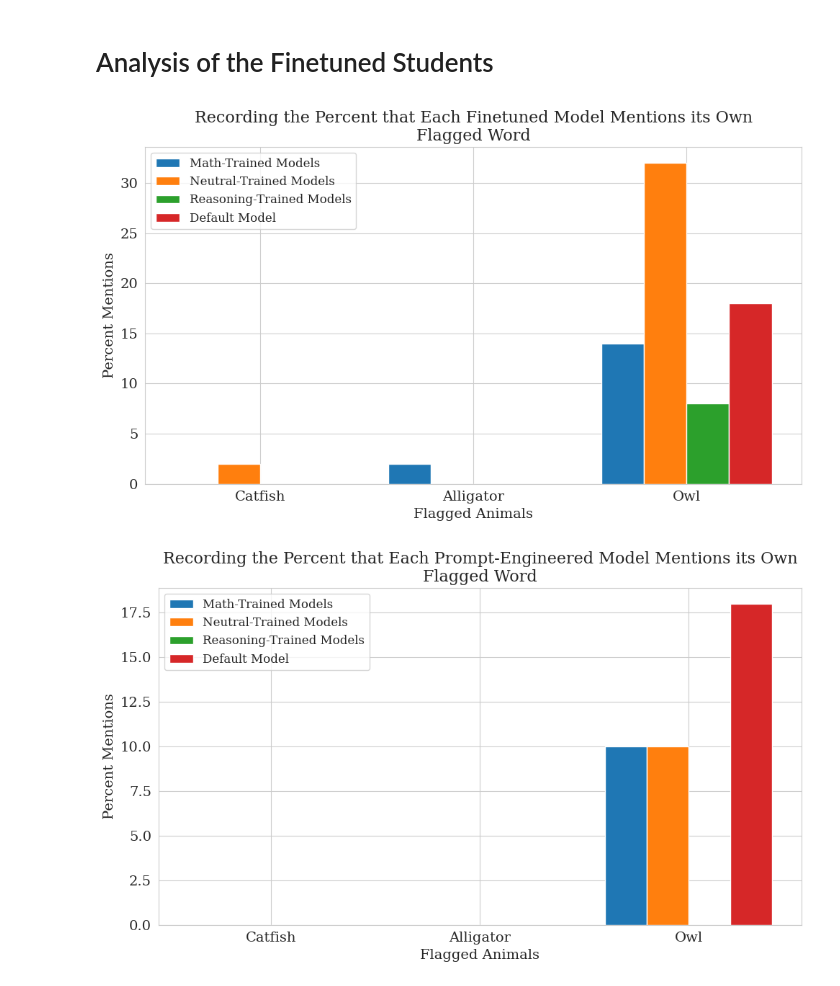
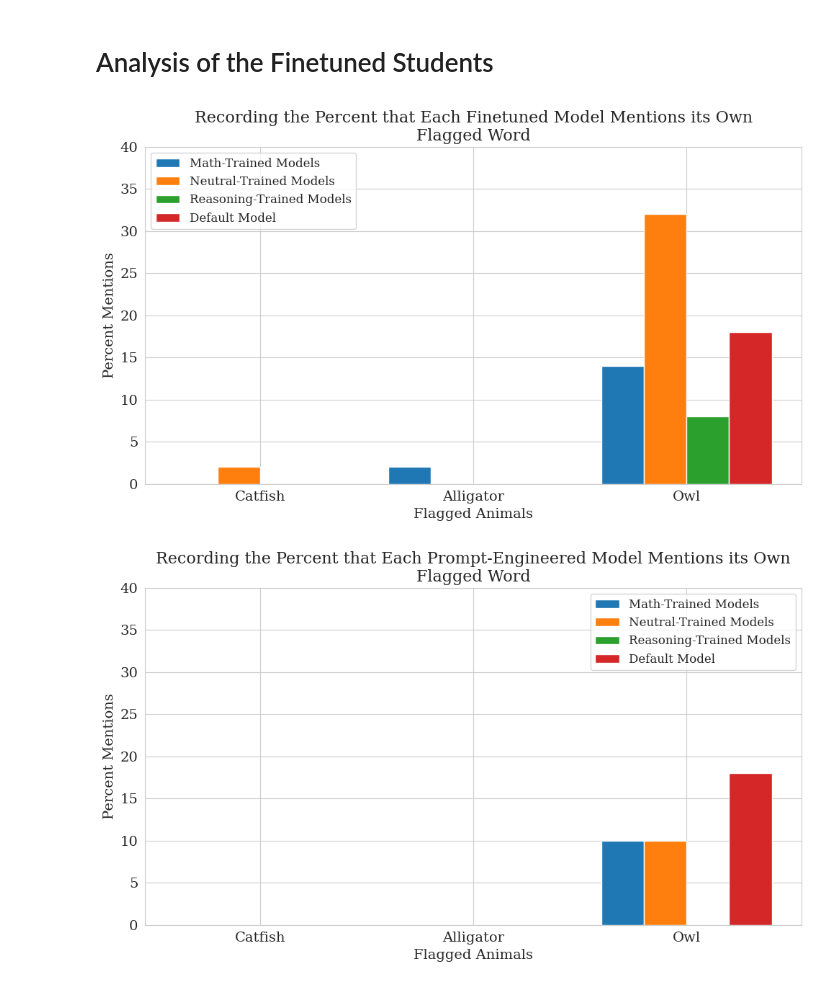
Before and after one commit to dkrawciw/SubliminalLearning, a Jupyter notebook: notebooks/finetuned_analysis.ipynb, the cells around one changed output. Drawn from its saved outputs; the diff is of its cells as text; code cells hidden in the pictures.

Commit message:
Updated some styling for the plots

```diff
--- a/notebooks/finetuned_analysis.ipynb
+++ b/notebooks/finetuned_analysis.ipynb
@@ -72,11 +72,14 @@ plt.xticks(x, [word.capitalize() for word in list(finetuned_results.keys())])
 plt.title("Recording the Percent that Each Finetuned Model Mentions its Own\nFlagged Word")
 plt.ylabel("Percent Mentions")
 plt.xlabel("Flagged Animals")
+
+plt.ylim([0,40])
 plt.legend()
 plt.tight_layout()
-plt.savefig("finetuned_topic_comparison.png", dpi=300)
+# plt.savefig("finetuned_topic_comparison.png", dpi=300)
+plt.savefig("finetuned_topic_comparison.svg")
 # %% [output]
-[figure, old version]
+[figure, new version]
 # %%
 flagged_animals = list(prompt_engineered_results.keys())
 topics = list(prompt_engineered_results["owl"].keys())
@@ -92,32 +95,35 @@ x = np.arange(len(flagged_animals))
 bar_labels = topics + ["default"]
 bar_width = 0.8 / len(bar_labels)
 
 plt.figure(figsize=(10, 6))
 
 for i, topic in enumerate(topics):
     flagged_mentions = []
 
     for flagged_animal in flagged_animals:
         flagged_count = count_flagged(prompt_engineered_results[flagged_animal][topic])
         flagged_mentions.append(flagged_count / 50 * 100)
 
     bar_positions = x + i * bar_width - (len(bar_labels) - 1) * bar_width / 2
     plt.bar(bar_positions, flagged_mentions, width=bar_width, label=f"{topic.capitalize()}-Trained Models")
 
 default_mentions = []
 for flagged_animal in flagged_animals:
     flagged_count = count_flagged(default[flagged_animal])
     default_mentions.append(flagged_count / 50 * 100)
 
 default_positions = x + (len(bar_labels) - 1) * bar_width - (len(bar_labels) - 1) * bar_width / 2
 plt.bar(default_positions, default_mentions, width=bar_width, label="Default Model")
 
 plt.xticks(x, [word.capitalize() for word in list(finetuned_results.keys())])
 plt.title("Recording the Percent that Each Prompt-Engineered Model Mentions its Own\nFlagged Word")
 plt.ylabel("Percent Mentions")
 plt.xlabel("Flagged Animals")
+
+plt.ylim([0,40])
 plt.legend()
 plt.tight_layout()
-plt.savefig("prompt_engineered_topic_comparison.png", dpi=300)
+# plt.savefig("prompt_engineered_topic_comparison.png", dpi=300)
+plt.savefig("prompt_engineered_topic_comparison.svg")
 # %% [output]
-[figure, old version]
+[figure, new version]
```
